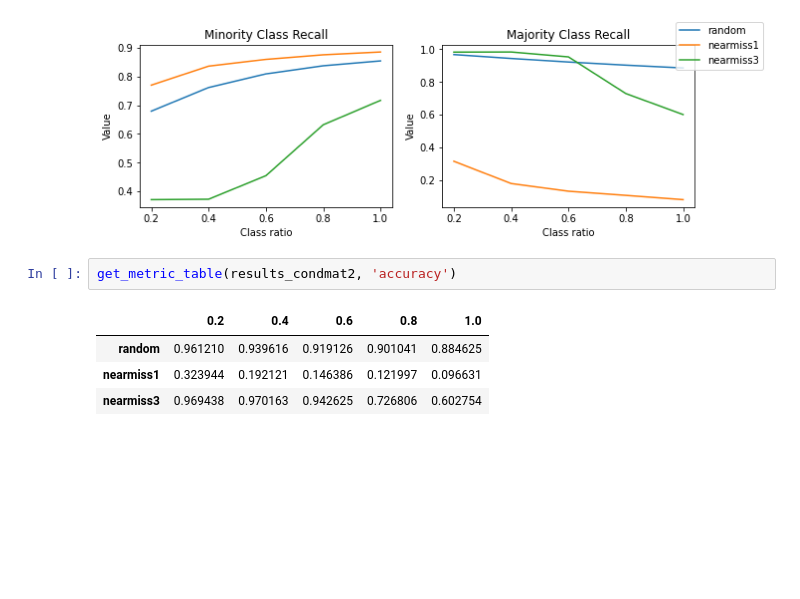
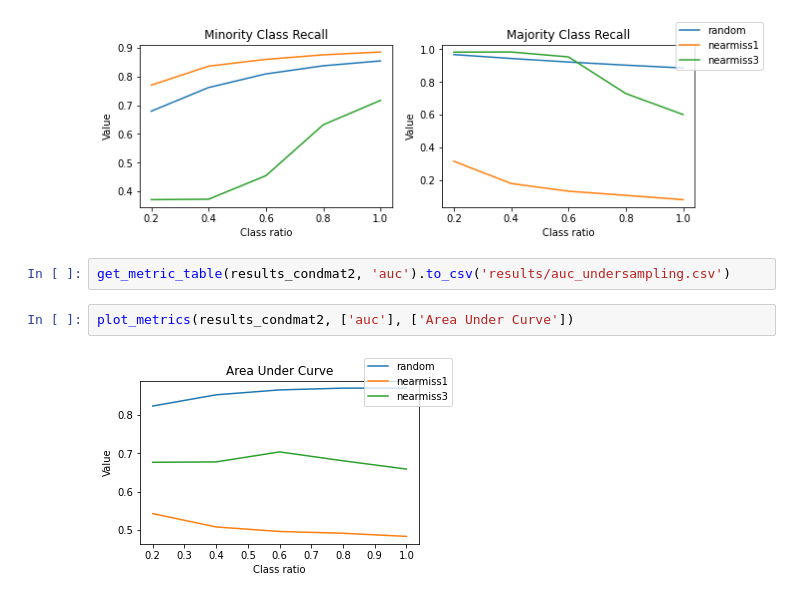
Before and after one commit to reluzita/LU-SNACS, a Jupyter notebook: visualize_results.ipynb, the cells around one changed output. Cells and saved outputs as stored; diff of their text form; blank space fills up the shorter version.

```diff
--- a/visualize_results.ipynb
+++ b/visualize_results.ipynb
@@ -143,10 +122,9 @@ plot_metrics(results_condmat2,
     ['Minority Class Recall', 'Majority Class Recall'])
 # %% [output]
 [figure]
-# %%
-get_metric_table(results_condmat2, 'accuracy')
-# %% [output]
-|  | 0.2 | 0.4 | 0.6 | 0.8 | 1.0 |
-| random | 0.961210 | 0.939616 | 0.919126 | 0.901041 | 0.884625 |
-| nearmiss1 | 0.323944 | 0.192121 | 0.146386 | 0.121997 | 0.096631 |
-| nearmiss3 | 0.969438 | 0.970163 | 0.942625 | 0.726806 | 0.602754 |
+# %%
+get_metric_table(results_condmat2, 'auc').to_csv('results/auc_undersampling.csv')
+# %%
+plot_metrics(results_condmat2, ['auc'], ['Area Under Curve'])
+# %% [output]
+[figure, added]
```
Also changed, not shown: parts of 12 cells of this notebook, 10 other files.
